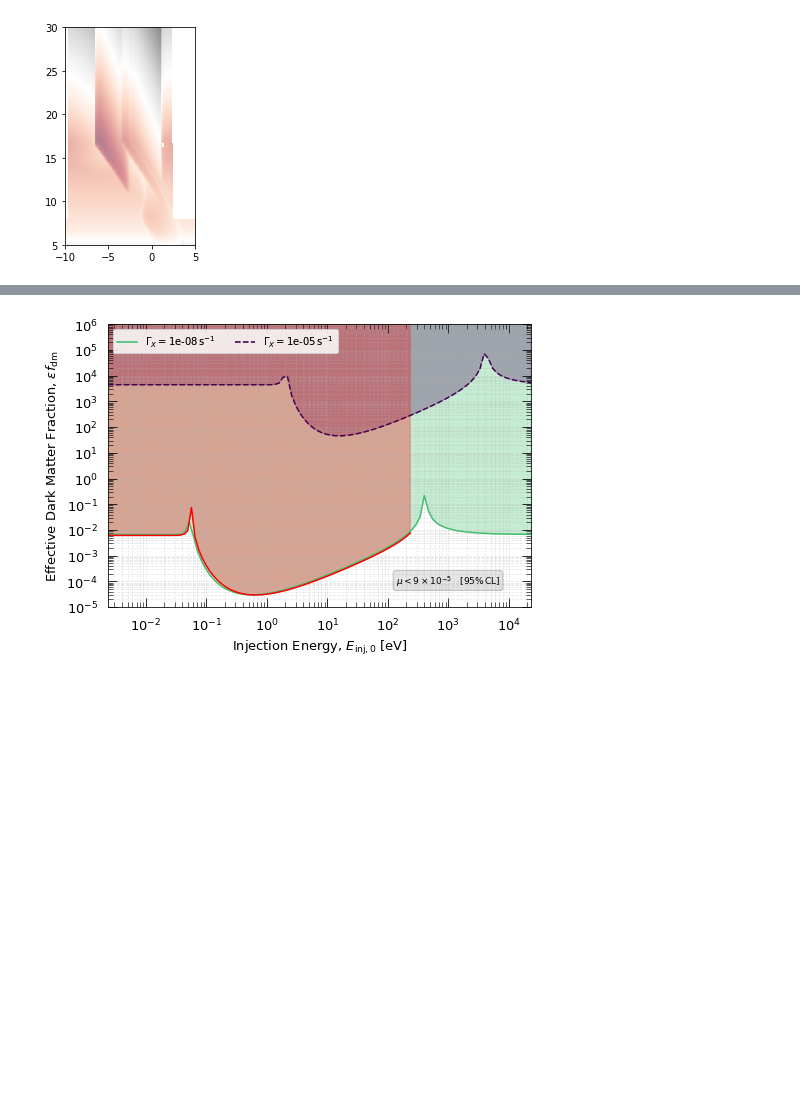
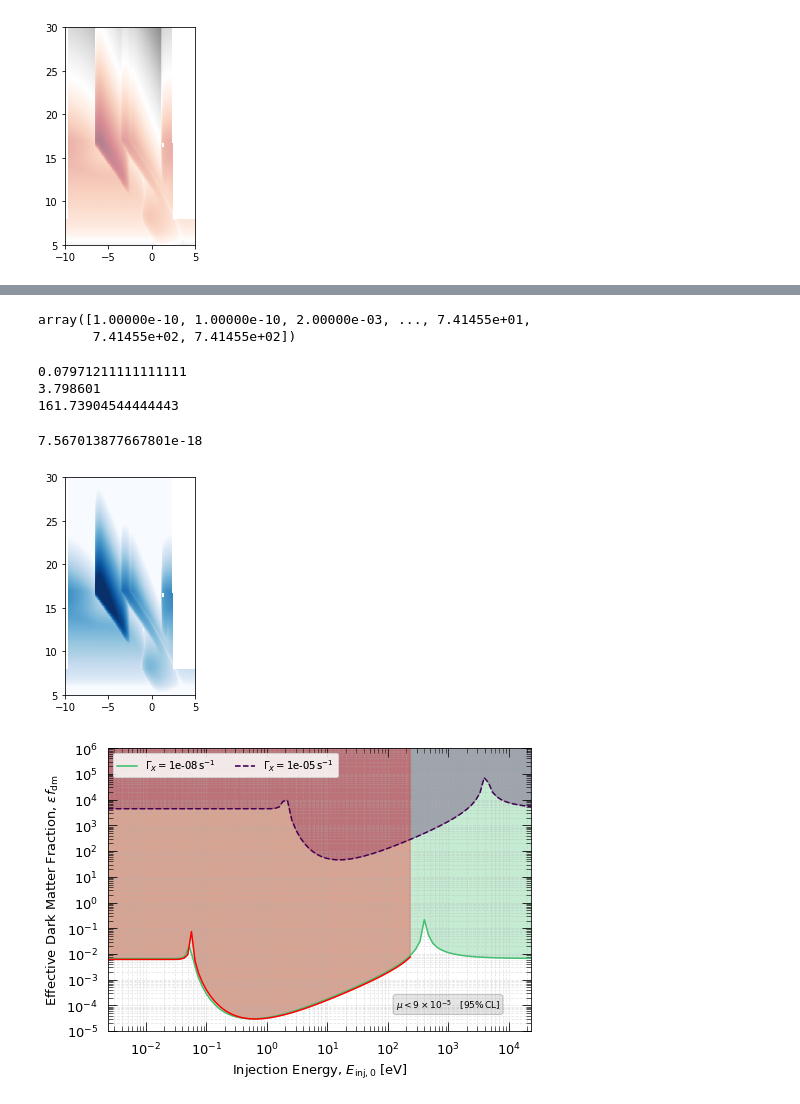
Before and after one commit to CMBSPEC/specdist, a Jupyter notebook: specdist/notebooks/pispec_np_2.ipynb, the cells around one changed output, grey strips where cells are left out. Drawn from its saved outputs; the diff is of its cells as text; code cells hidden in the pictures; blank space fills up the shorter version.

```diff
--- a/specdist/notebooks/pispec_np_2.ipynb
+++ b/specdist/notebooks/pispec_np_2.ipynb
@@ -442,3 +887,33 @@ plt.savefig(path_to_figures + '/figures_for_paper_tau_a' + name_ext)
+# %%
+m_cast
+# %% [output]
+array([1.00000e-10, 1.00000e-10, 2.00000e-03, ..., 7.41455e+01,
+       7.41455e+02, 7.41455e+02])
+# %%
+E_over_N_minus_bla = 5./3. - 1.949
+print(E_over_N_minus_bla**2)
+E_over_N_minus_bla = 0 - 1.949
+print(E_over_N_minus_bla**2)
+E_over_N_minus_bla = 44./3. - 1.949
+print(E_over_N_minus_bla**2)
+# %% [output]
+0.07971211111111111
+3.798601
+161.73904544444443
+# %%
+m = 1
+x = m/xinj_to_mass
+gagg = 1e-6
+x**3.*1./(3.57e7)**2.*gagg**2.
+# %% [output]
+7.567013877667801e-18
+# %%
+
+
+im = plt.imshow(Zf, extent=[-10,5,tau_values[0],tau_values[-1]], origin='lower',
+           cmap=colormap2,norm=normalize, alpha=1.)
+# %% [output]
+[figure, added]
 # %%
 ct = pi.cosmotherm()
 ct.ct_Drho_rho_dec = 3e-5
```
Also changed, not shown: parts of 6 cells of this notebook, 2 other files.
